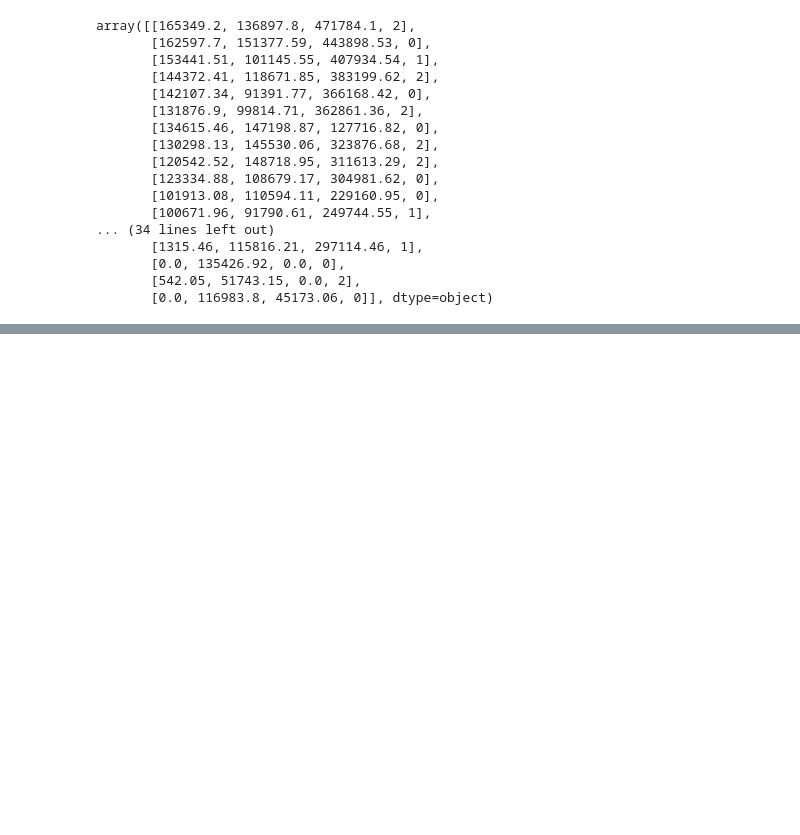
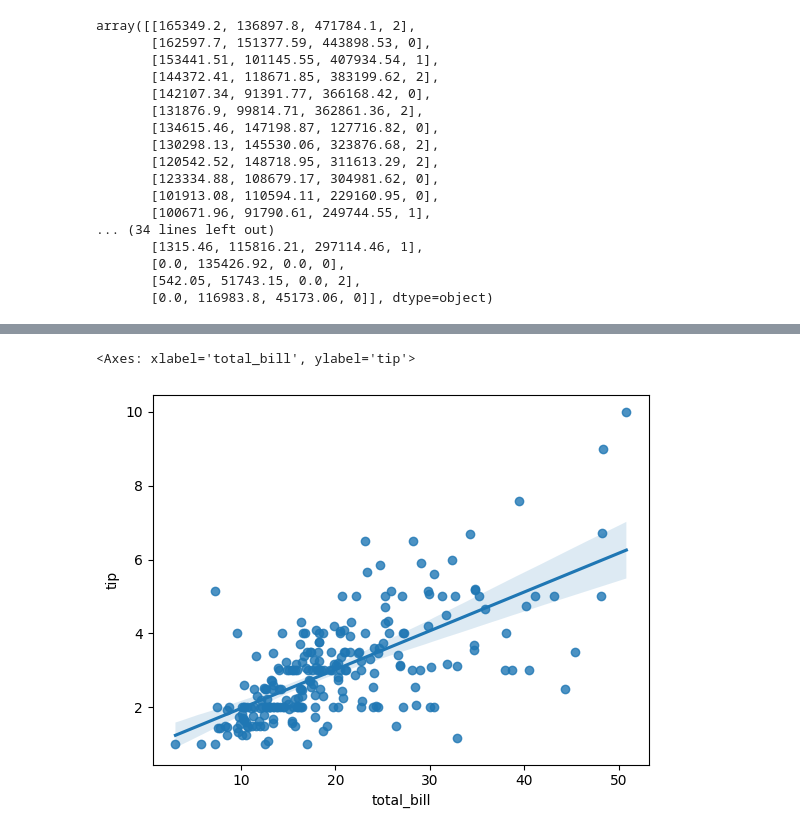
Before and after one commit to 2004harshit/Acmegrade-Training, a Jupyter notebook: 2_Multiple_Linear_Regression/main.ipynb, the cells around one changed output, grey strips where cells are left out. Saved outputs shown, nothing was run; the diff lists cells and outputs as text; code cells hidden in the pictures; blank space fills up the shorter version.

```diff
--- a/2_Multiple_Linear_Regression/main.ipynb
+++ b/2_Multiple_Linear_Regression/main.ipynb
@@ -137,0 +225,3 @@ NameError: name 'y_test' is not defined
+# %%
+data = sns.load_dataset('tips')
+data.head()
@@ -137,0 +235,5 @@ NameError: name 'y_test' is not defined
+# %%
+sns.regplot(x=data['total_bill'],y=data['tip'])
+# %% [output]
+<Axes: xlabel='total_bill', ylabel='tip'>
+[figure, added]
```
Also changed, not shown: parts of 15 cells of this notebook, 2 other files.
